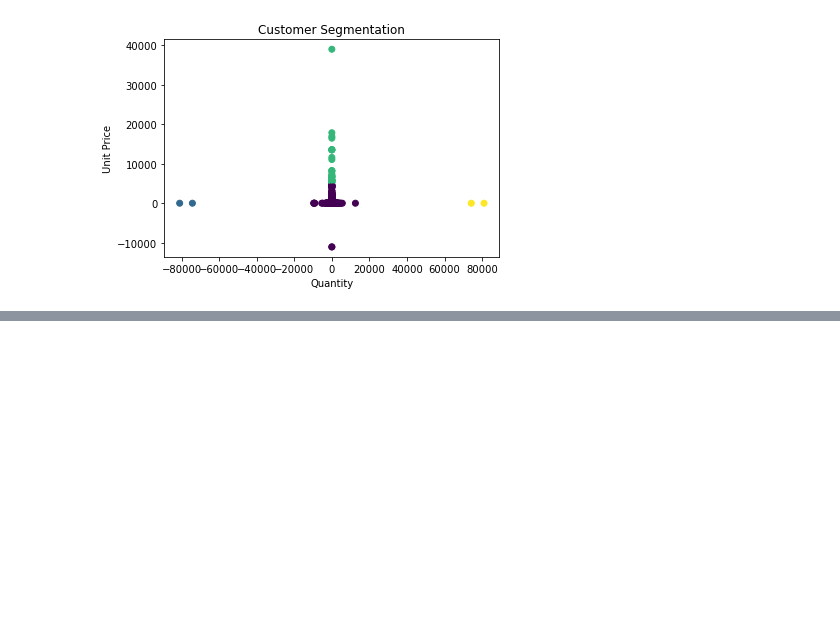
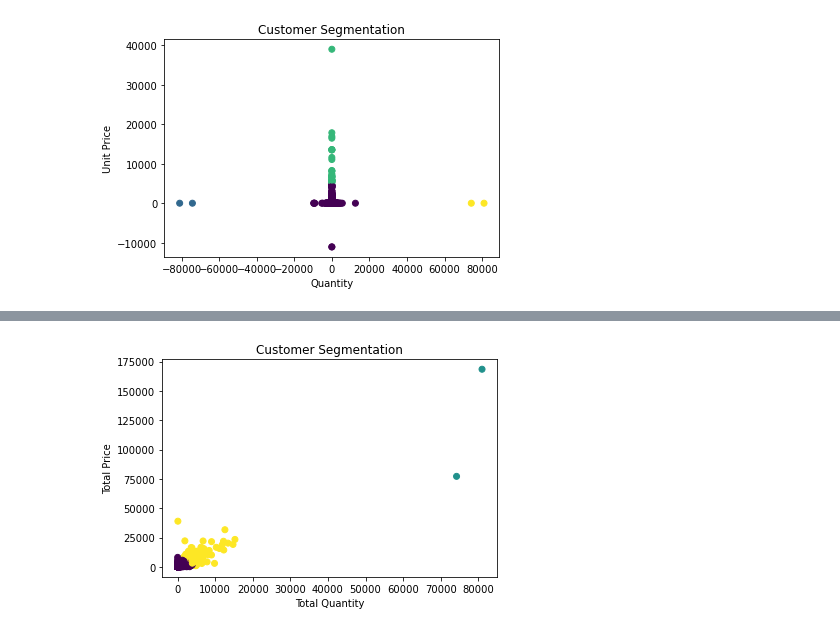
Before and after one commit to bladealec/Commerce_DataStrategy, a Jupyter notebook: notebooks/customer_segmentation.ipynb, the cells around one changed output, grey strips where cells are left out. Drawn from its saved outputs; the diff is of its cells as text; code cells hidden in the pictures; blank space fills up the shorter version.

```diff
--- a/notebooks/customer_segmentation.ipynb
+++ b/notebooks/customer_segmentation.ipynb
@@ -82,0 +140,12 @@ retail_df[retail_df.Quantity == retail_df.Quantity.min()]
+# %%
+optimal_k = 3  # optimal k from the elbow method
+kmeans = KMeans(n_clusters=optimal_k, random_state=42)
+totals_df['Cluster'] = kmeans.fit_predict(scaled_features)
+
+plt.scatter(totals_df['TotalQuantity'], totals_df['TotalPrice'], c=totals_df['Cluster'], cmap='viridis')
+plt.title('Customer Segmentation')
+plt.xlabel('Total Quantity')
+plt.ylabel('Total Price')
+plt.show()
+# %% [output]
+[figure, added]
```
Also changed, not shown: parts of 6 cells of this notebook.
